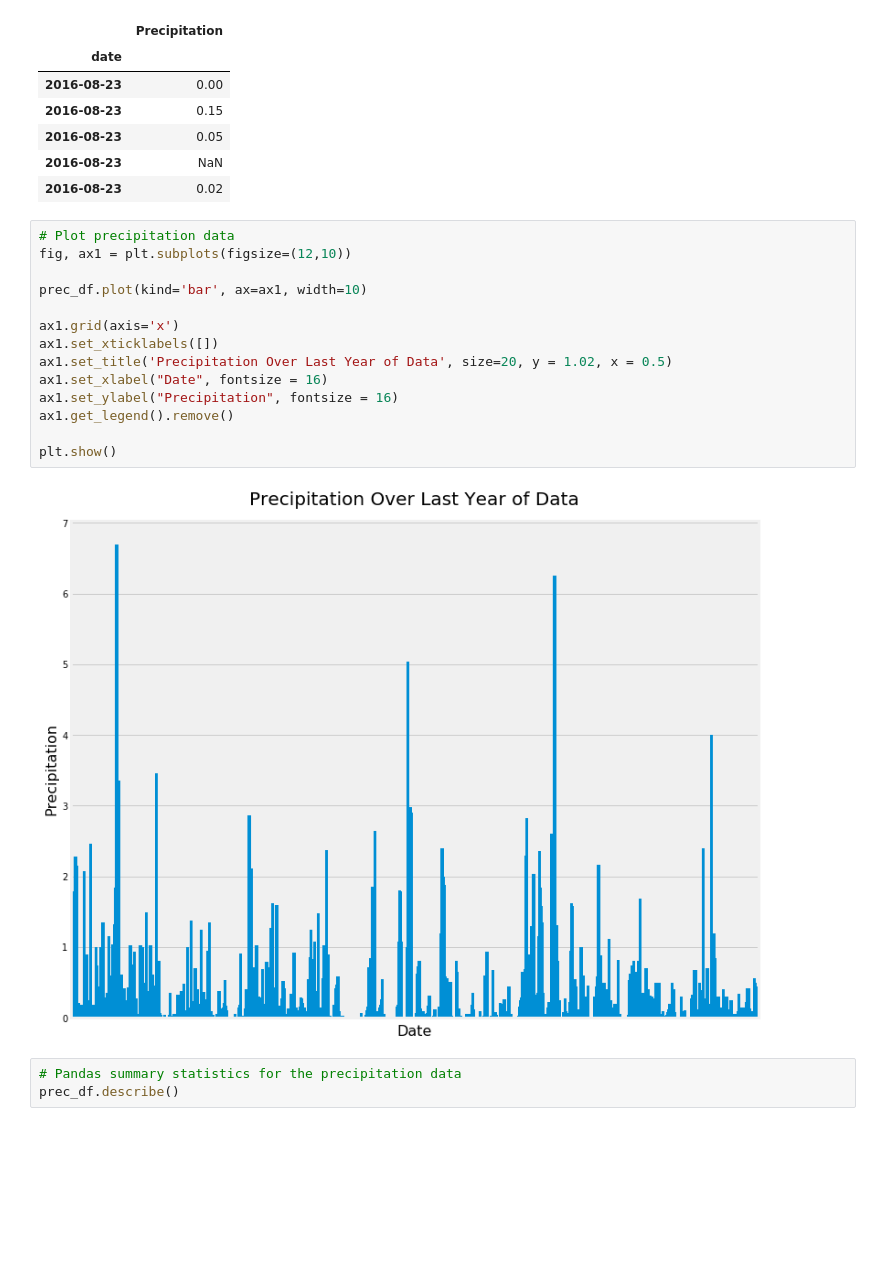
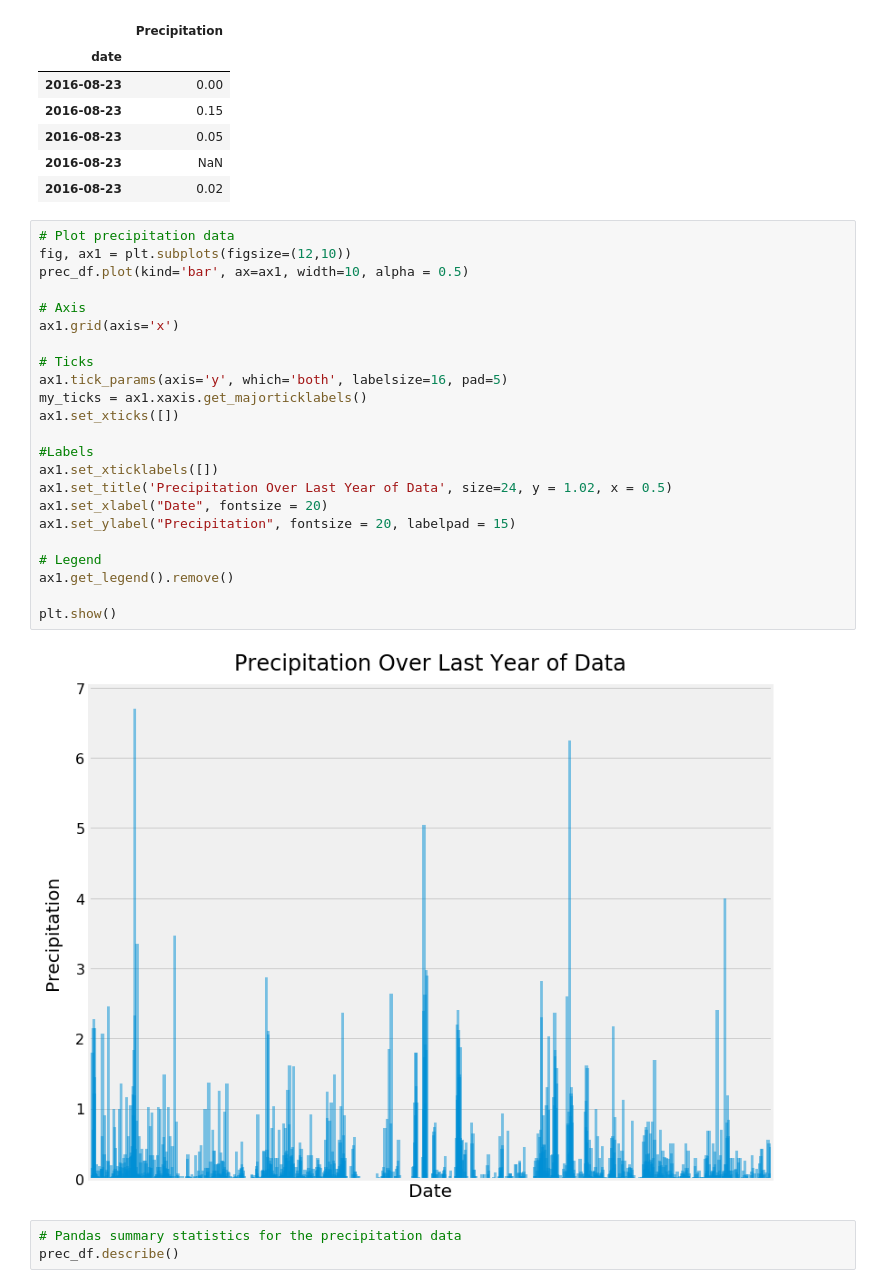
Before and after one commit to L0per/sqlalchemy-challenge, a Jupyter notebook: climate.ipynb, the cells around one changed output. Cells and saved outputs as stored; diff of their text form; blank space fills up the shorter version.

```diff
--- a/climate.ipynb
+++ b/climate.ipynb
@@ -99,19 +99,28 @@ prec_df.head()
 # %%
 # Plot precipitation data
 fig, ax1 = plt.subplots(figsize=(12,10))
+prec_df.plot(kind='bar', ax=ax1, width=10, alpha = 0.5)
 
-prec_df.plot(kind='bar', ax=ax1, width=10)
+# Axis
+ax1.grid(axis='x')
 
-ax1.grid(axis='x')
+# Ticks
+ax1.tick_params(axis='y', which='both', labelsize=16, pad=5)
+my_ticks = ax1.xaxis.get_majorticklabels()
+ax1.set_xticks([])
+
+#Labels
 ax1.set_xticklabels([])
-ax1.set_title('Precipitation Over Last Year of Data', size=20, y = 1.02, x = 0.5)
-ax1.set_xlabel("Date", fontsize = 16)
-ax1.set_ylabel("Precipitation", fontsize = 16)
+ax1.set_title('Precipitation Over Last Year of Data', size=24, y = 1.02, x = 0.5)
+ax1.set_xlabel("Date", fontsize = 20)
+ax1.set_ylabel("Precipitation", fontsize = 20, labelpad = 15)
+
+# Legend
 ax1.get_legend().remove()
 
 plt.show()
 # %% [output]
-[figure, old version]
+[figure, new version]
 # %%
 # Pandas summary statistics for the precipitation data
 prec_df.describe()
```
Also changed, not shown: parts of 21 cells of this notebook.
